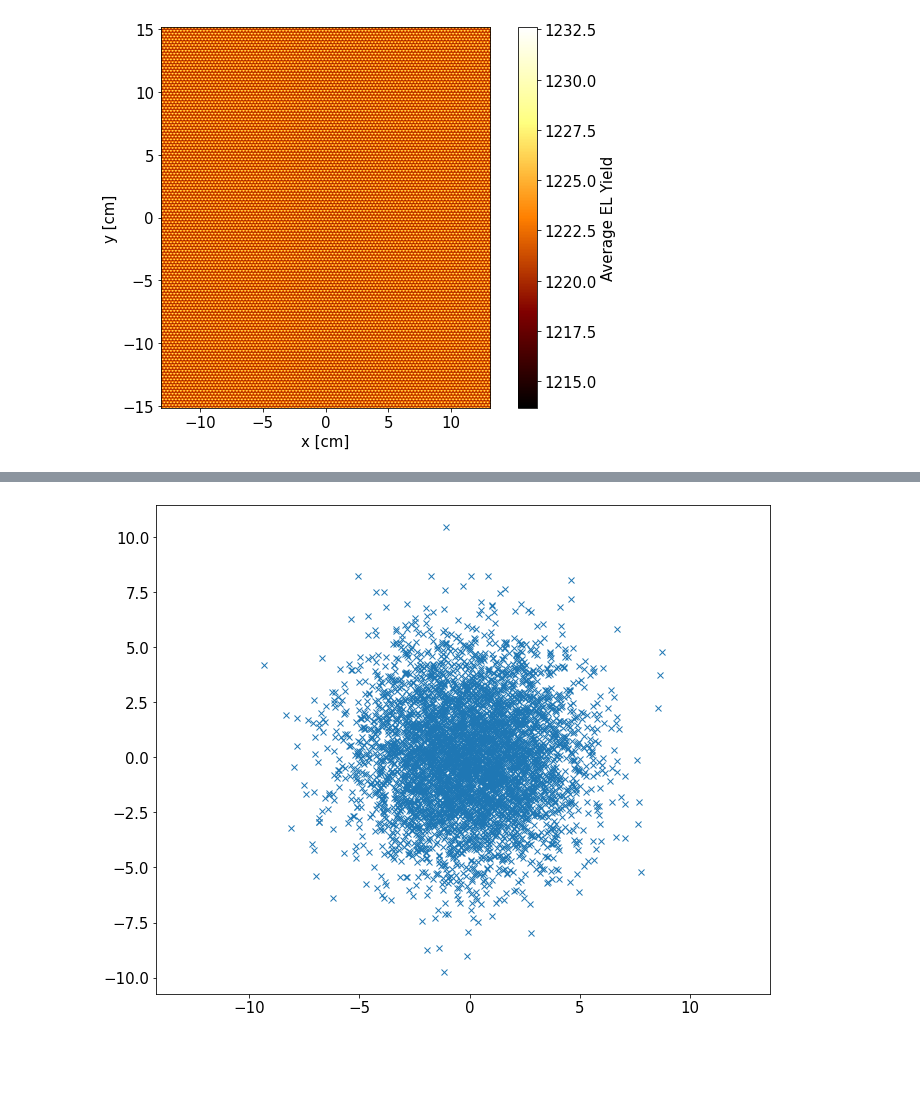
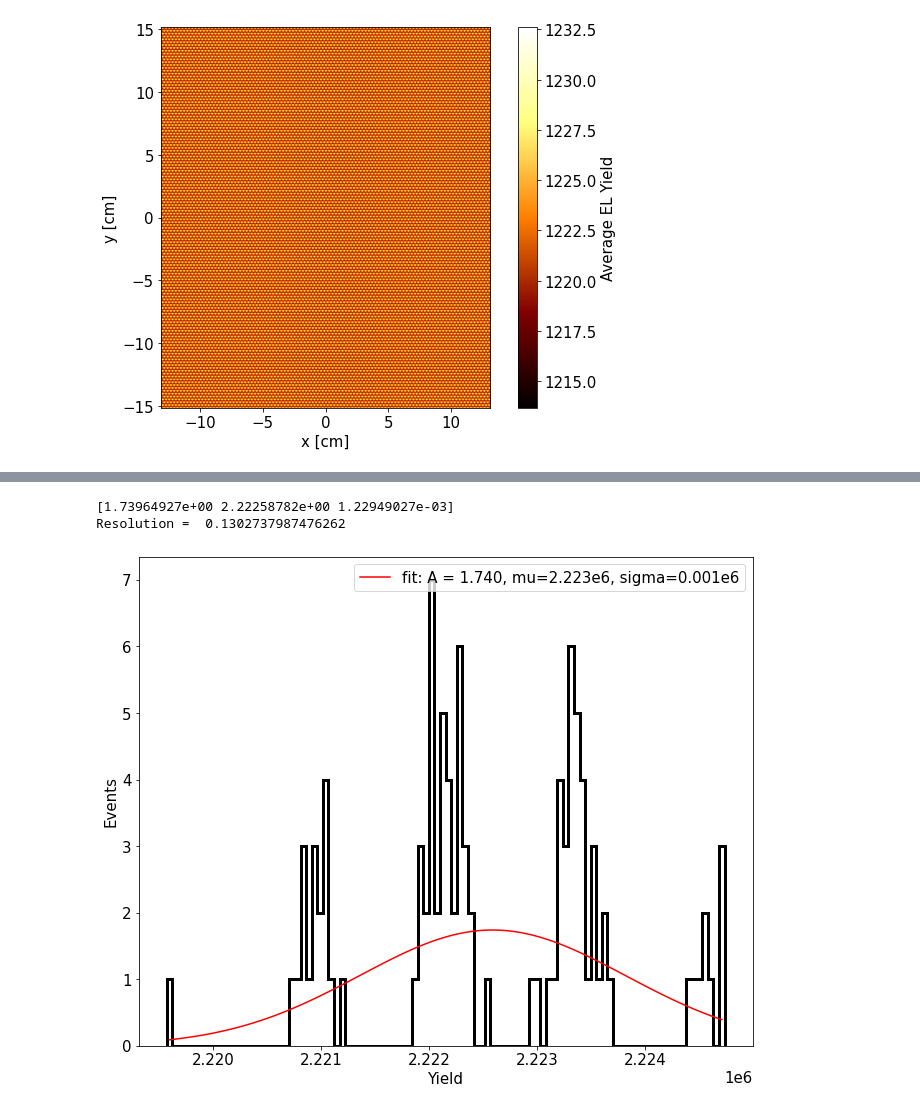
Before and after one commit to kvjmistry/GarfieldCode, a Jupyter notebook: Electroluminescence/notebooks/CalcTrackRes.ipynb, the cells around one changed output, grey strips where cells are left out. Drawn from its saved outputs; the diff is of its cells as text; code cells hidden in the pictures; blank space fills up the shorter version.

```diff
--- a/Electroluminescence/notebooks/CalcTrackRes.ipynb
+++ b/Electroluminescence/notebooks/CalcTrackRes.ipynb
@@ -276,10 +265,28 @@ KeyboardInterrupt:
-# %%
-mean = (0, 0)
-cov = [[6.202522, 0], [0, 6.202522]]
-rng = np.random.default_rng()
-x, y = np.random.default_rng().multivariate_normal(mean, cov, 5000).T
-plt.plot(x, y, 'x')
-plt.axis('equal')
-plt.show()
-# %% [output]
-[figure, removed]
+# %%
+# Make a histogram of the total photon yeilds
+plt.figure()
+counts, xbins, _ = plt.hist(Yields, bins = 100, histtype="step", color = "black", linewidth=3)
+# plt.xlim(-200, 6200)
+plt.xlabel("Yield")
+plt.ylabel("Events")
+
+xbins/=1e6
+
+# Fit the distribution
+def Gaussian_(x, A, mu, sigma):
+    return A * np.exp(-(x-mu)*(x-mu)/(2*sigma*sigma))
+
+bin_centers = xbins+ (xbins[1]-xbins[0])/2.0
+bin_centers = bin_centers[:-1]
+
+popt, pcov = curve_fit(Gaussian_, bin_centers, counts, bounds = ([0, 0.8, 0], [600, 4.0, 0.5]))
+print(popt)
+
+plt.plot(bin_centers*1e6, Gaussian_(bin_centers, *popt), 'r-',label='fit: A = %5.3f, mu=%5.3fe6, sigma=%5.3fe6' % tuple(popt))
+print("Resolution = ",100* 2.355*popt[2]/popt[1] )
+plt.legend()
+plt.show()
+# %% [output]
+[1.73964927e+00 2.22258782e+00 1.22949027e-03]
+Resolution =  0.1302737987476262
+[figure, added]
```
Also changed, not shown: parts of 7 cells of this notebook.
